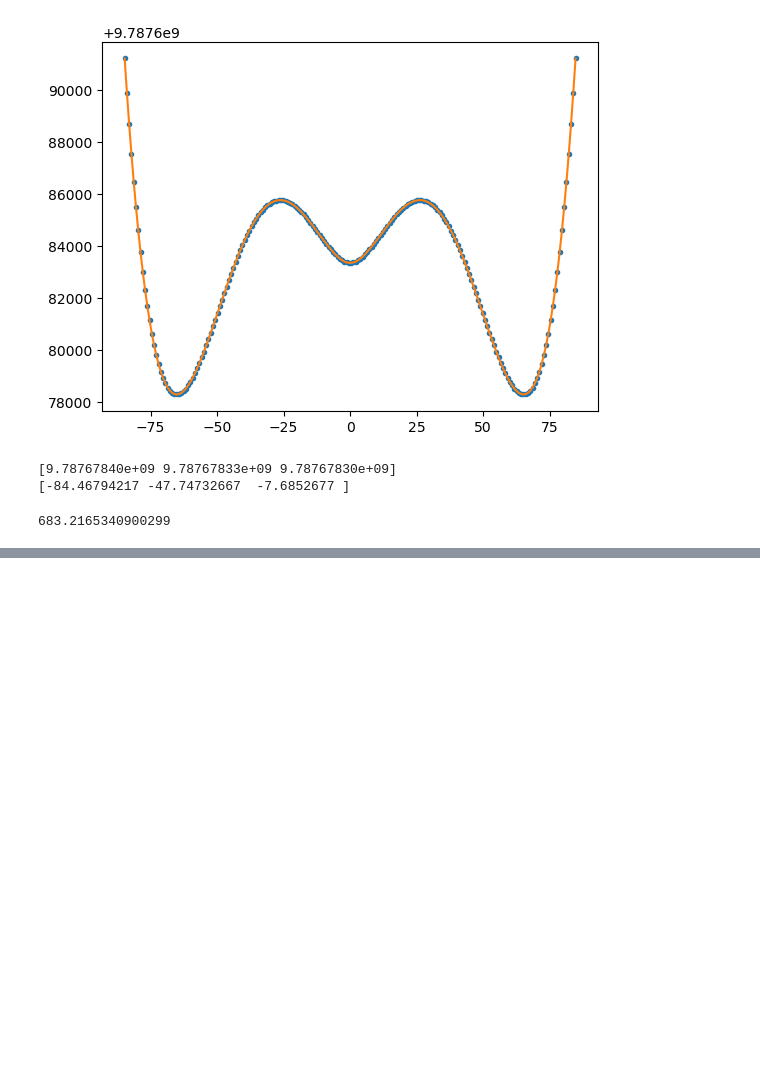
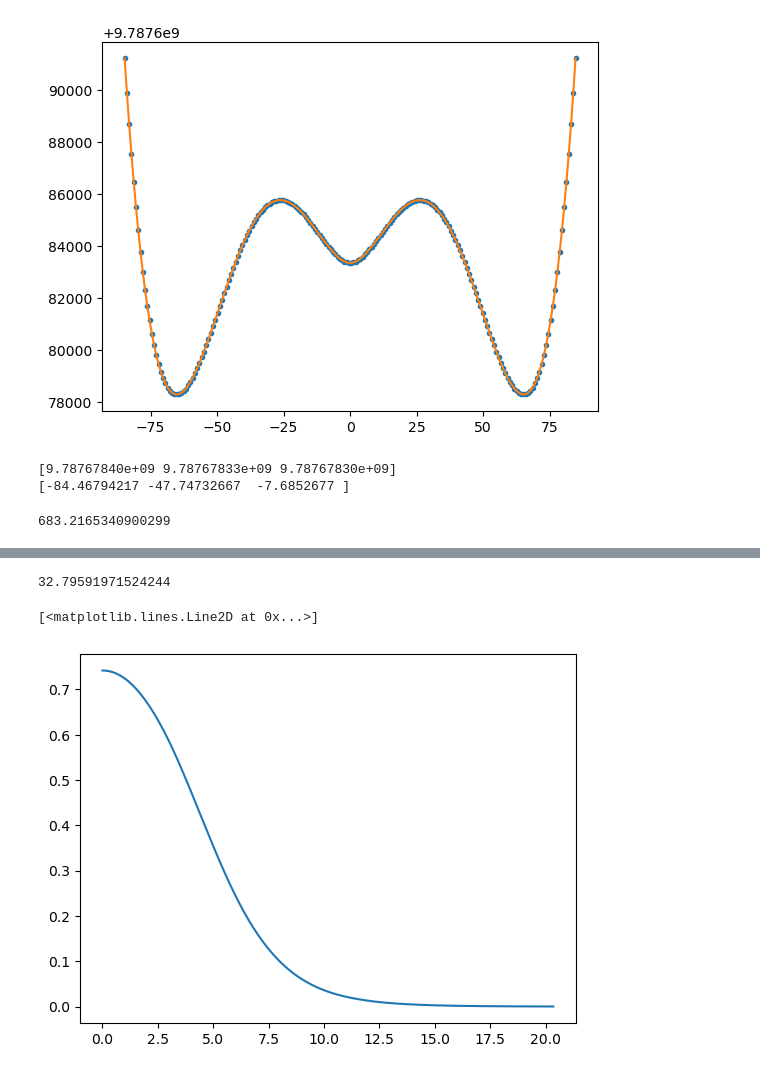
Before and after one commit to quarkquartet/EWPT-ALP, a Jupyter notebook: phase_transition/test.ipynb, the cells around one changed output, grey strips where cells are left out. Saved outputs shown, nothing was run; the diff lists cells and outputs as text; code cells hidden in the pictures; blank space fills up the shorter version.

```diff
--- a/phase_transition/test.ipynb
+++ b/phase_transition/test.ipynb
@@ -784,0 +886,12 @@ tobj.findAction(prof)/T_test
+# %%
+model.TcTrans[-1]['low_vev'][0]
+# %% [output]
+32.79591971524244
+# %%
+def V2(phi): return 0.25*phi**4 - 0.4*phi**3 + 0.1 * phi**2
+def dV2(phi): return phi*(phi-.2)*(phi-1)
+profile = SingleFieldInstanton(0.95, 0.0, V2, dV2).findProfile()
+plt.plot(profile.R, profile.Phi)
+# %% [output]
+[<matplotlib.lines.Line2D at 0x...>]
+[figure, added]
```
Also changed, not shown: parts of 23 cells of this notebook, 6 other files.
